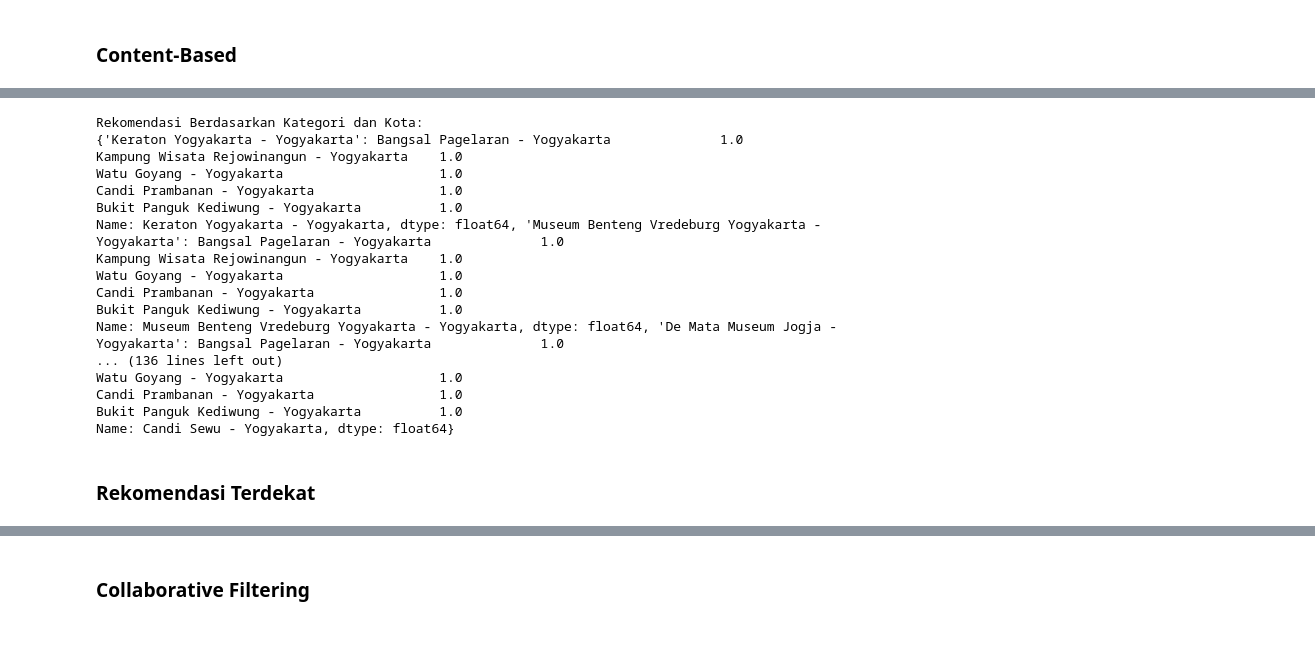
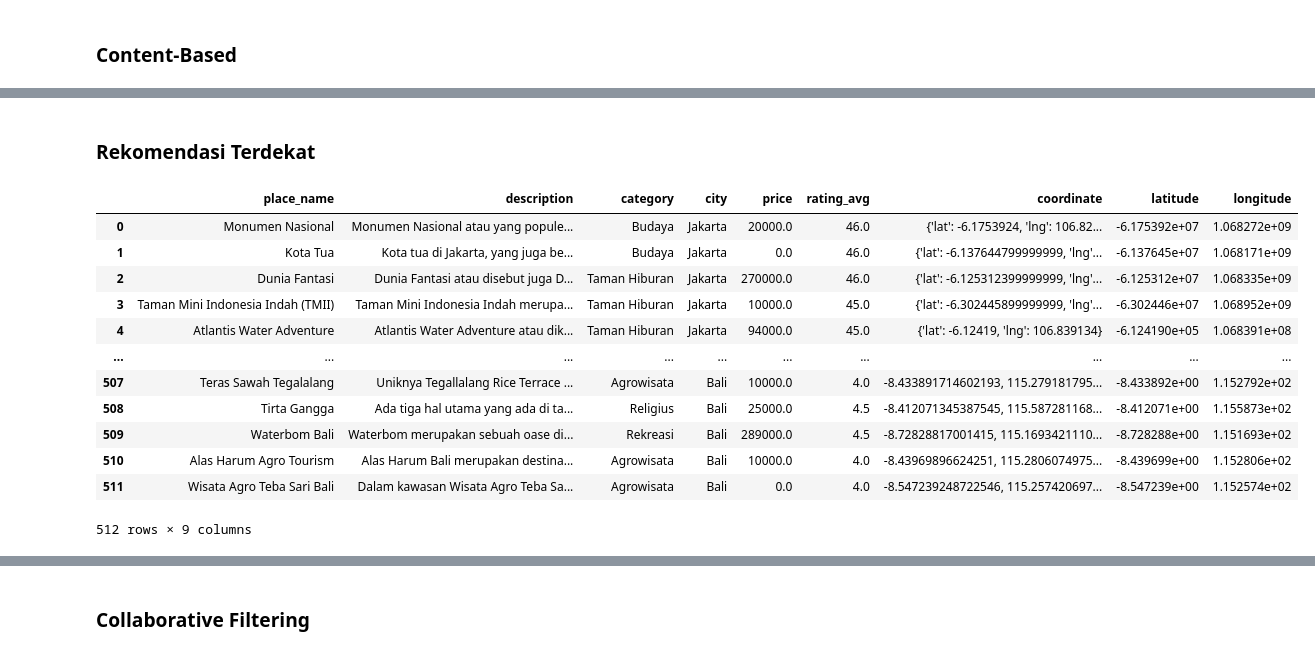
Before and after one commit to DestinAsyik/ML, a Jupyter notebook: recom.ipynb, the cells around one changed output, grey strips where cells are left out. Saved outputs shown, nothing was run; the diff lists cells and outputs as text; code cells hidden in the pictures.

```diff
--- a/recom.ipynb
+++ b/recom.ipynb
@@ -387,29 +277,22 @@ budaya
-# %%
-# Buat rekomendasi berdasarkan kategori wisata dan kota
-recommendations_combined = getCombinedRecommendations("Budaya", "Yogyakarta", destination, combinedSimilarity, top_n=5)
-print("Rekomendasi Berdasarkan Kategori dan Kota:")
-print(recommendations_combined)
-# %% [output]
-Rekomendasi Berdasarkan Kategori dan Kota:
-{'Keraton Yogyakarta - Yogyakarta': Bangsal Pagelaran - Yogyakarta              1.0
-Kampung Wisata Rejowinangun - Yogyakarta    1.0
-Watu Goyang - Yogyakarta                    1.0
-Candi Prambanan - Yogyakarta                1.0
-Bukit Panguk Kediwung - Yogyakarta          1.0
-Name: Keraton Yogyakarta - Yogyakarta, dtype: float64, 'Museum Benteng Vredeburg Yogyakarta - Yogyakarta': Bangsal Pagelaran - Yogyakarta              1.0
-Kampung Wisata Rejowinangun - Yogyakarta    1.0
-Watu Goyang - Yogyakarta                    1.0
-Candi Prambanan - Yogyakarta                1.0
-Bukit Panguk Kediwung - Yogyakarta          1.0
-Name: Museum Benteng Vredeburg Yogyakarta - Yogyakarta, dtype: float64, 'De Mata Museum Jogja - Yogyakarta': Bangsal Pagelaran - Yogyakarta              1.0
-... (136 lines left out)
-Watu Goyang - Yogyakarta                    1.0
-Candi Prambanan - Yogyakarta                1.0
-Bukit Panguk Kediwung - Yogyakarta          1.0
-Name: Candi Sewu - Yogyakarta, dtype: float64}
 # %% [markdown]
 ### Rekomendasi Terdekat
 # %%
 destination['latitude'] = destination['latitude'].apply(lambda x: float(str(x).replace("'", "").replace("{", "").replace("}", "").split(':')[-1].strip()))
 destination['longitude'] = destination['longitude'].apply(lambda x: float(str(x).replace("'", "").replace("{", "").replace("}", "").split(':')[-1].strip()))
+# %%
+destination
+# %% [output]
+|  | place_name | description | category | city | price | rating_avg | coordinate | latitude | longitude |
+| 0 | Monumen Nasional | Monumen Nasional atau yang popule... | Budaya | Jakarta | 20000.0 | 46.0 | {'lat': -6.1753924, 'lng': 106.82... | -6.175392e+07 | 1.068272e+09 |
+| 1 | Kota Tua | Kota tua di Jakarta, yang juga be... | Budaya | Jakarta | 0.0 | 46.0 | {'lat': -6.137644799999999, 'lng'... | -6.137645e+07 | 1.068171e+09 |
+| 2 | Dunia Fantasi | Dunia Fantasi atau disebut juga D... | Taman Hiburan | Jakarta | 270000.0 | 46.0 | {'lat': -6.125312399999999, 'lng'... | -6.125312e+07 | 1.068335e+09 |
+| 3 | Taman Mini Indonesia Indah (TMII) | Taman Mini Indonesia Indah merupa... | Taman Hiburan | Jakarta | 10000.0 | 45.0 | {'lat': -6.302445899999999, 'lng'... | -6.302446e+07 | 1.068952e+09 |
+| 4 | Atlantis Water Adventure | Atlantis Water Adventure atau dik... | Taman Hiburan | Jakarta | 94000.0 | 45.0 | {'lat': -6.12419, 'lng': 106.839134} | -6.124190e+05 | 1.068391e+08 |
+| ... | ... | ... | ... | ... | ... | ... | ... | ... | ... |
+| 507 | Teras Sawah Tegalalang | Uniknya Tegallalang Rice Terrace ... | Agrowisata | Bali | 10000.0 | 4.0 | -8.433891714602193, 115.279181795... | -8.433892e+00 | 1.152792e+02 |
+| 508 | Tirta Gangga | Ada tiga hal utama yang ada di ta... | Religius | Bali | 25000.0 | 4.5 | -8.412071345387545, 115.587281168... | -8.412071e+00 | 1.155873e+02 |
+| 509 | Waterbom Bali | Waterbom merupakan sebuah oase di... | Rekreasi | Bali | 289000.0 | 4.5 | -8.72828817001415, 115.1693421110... | -8.728288e+00 | 1.151693e+02 |
+| 510 | Alas Harum Agro Tourism | Alas Harum Bali merupakan destina... | Agrowisata | Bali | 10000.0 | 4.0 | -8.43969896624251, 115.2806074975... | -8.439699e+00 | 1.152806e+02 |
+| 511 | Wisata Agro Teba Sari Bali | Dalam kawasan Wisata Agro Teba Sa... | Agrowisata | Bali | 0.0 | 4.0 | -8.547239248722546, 115.257420697... | -8.547239e+00 | 1.152574e+02 |
+512 rows × 9 columns
 # %%
```
Also changed, not shown: parts of 42 cells of this notebook, 10 other files.
